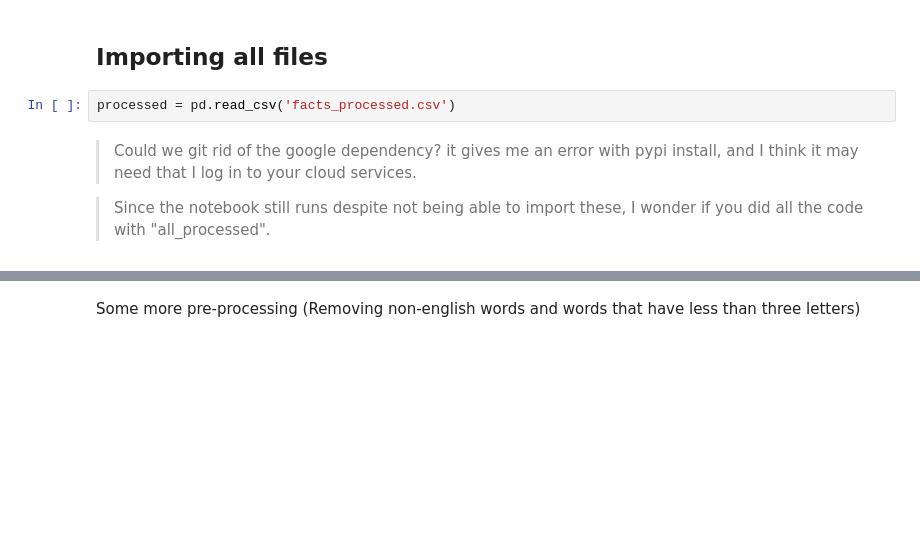
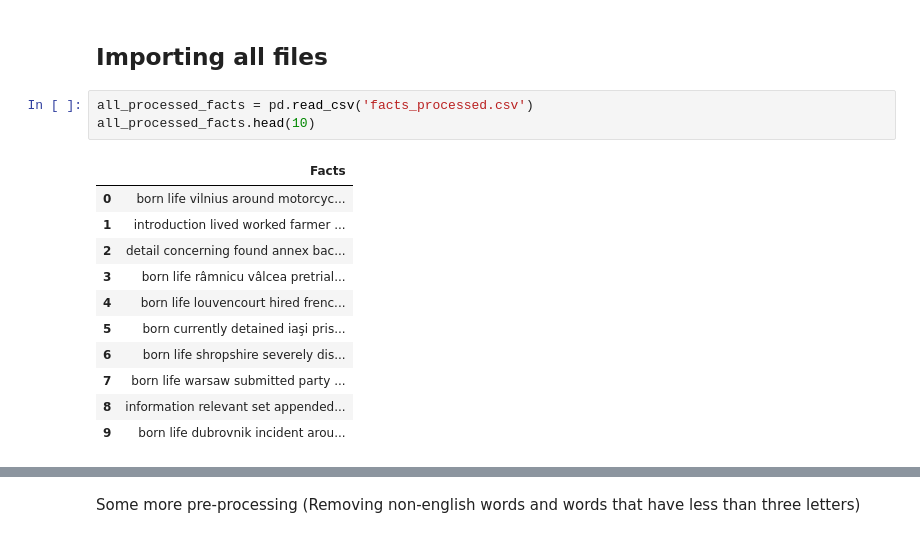
Before and after one commit to biancachiusano/dignity_in_ecthr, a Jupyter notebook: Dignity_Document_Clustering.ipynb, the cells around one changed output, grey strips where cells are left out. Drawn from its saved outputs; the diff is of its cells as text; blank space fills up the shorter version.

Commit message:
Started the writeup (tbc), cleaned up some redundant steps from the notebook, added a description of inertia

```diff
--- a/Dignity_Document_Clustering.ipynb
+++ b/Dignity_Document_Clustering.ipynb
@@ -114,8 +146,17 @@ class clustering:
 # %% [markdown]
 ## Importing all files
 # %%
-processed = pd.read_csv('facts_processed.csv')
+all_processed_facts = pd.read_csv('facts_processed.csv')
+all_processed_facts.head(10)
+# %% [output]
+|  | Facts |
+| 0 | born life vilnius around motorcyc... |
+| 1 | introduction lived worked farmer ... |
+| 2 | detail concerning found annex bac... |
+| 3 | born life râmnicu vâlcea pretrial... |
+| 4 | born life louvencourt hired frenc... |
+| 5 | born currently detained iaşi pris... |
+| 6 | born life shropshire severely dis... |
+| 7 | born life warsaw submitted party ... |
+| 8 | information relevant set appended... |
+| 9 | born life dubrovnik incident arou... |
-# %% [markdown]
-> Could we git rid of the google dependency? it gives me an error with pypi install, and I think it may need that I log in to your cloud services.
-
-> Since the notebook still runs despite not being able to import these, I wonder if you did all the code with "all_processed".
```
Also changed, not shown: parts of 21 cells of this notebook.
